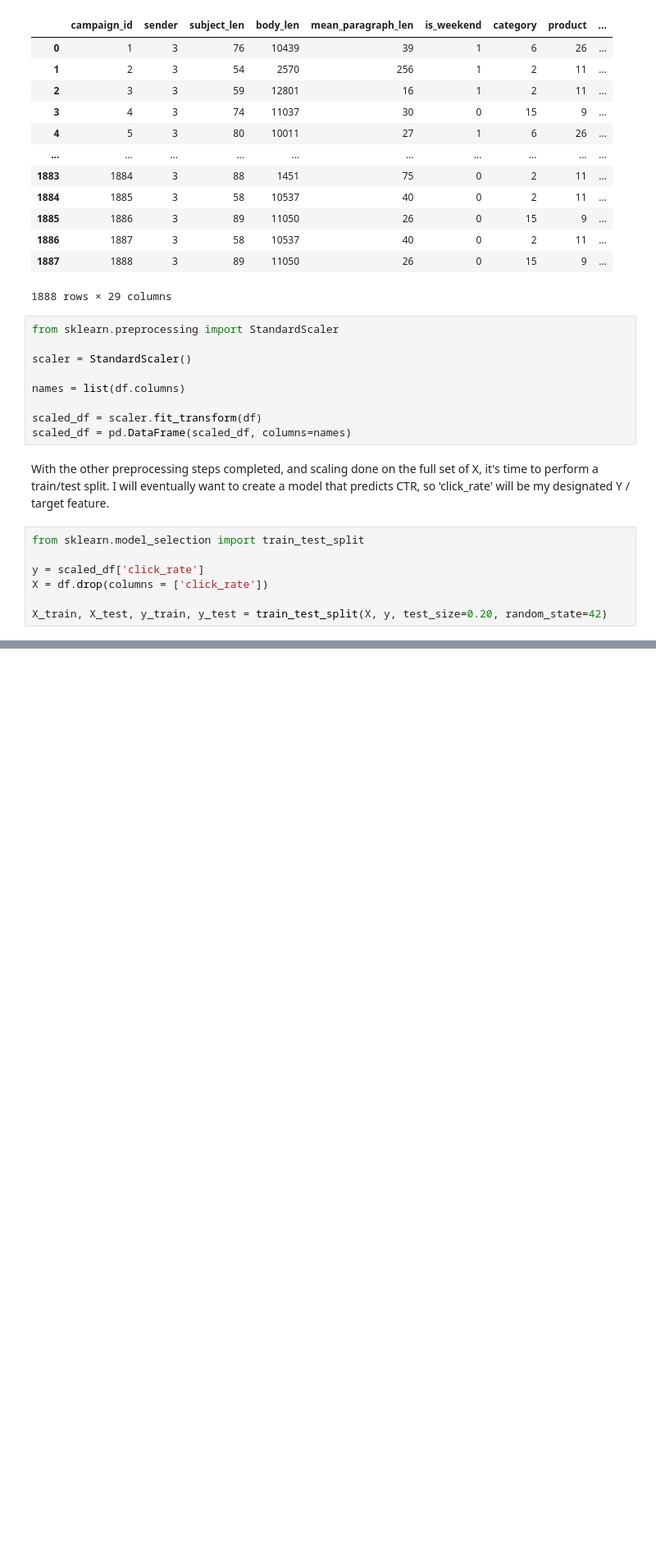
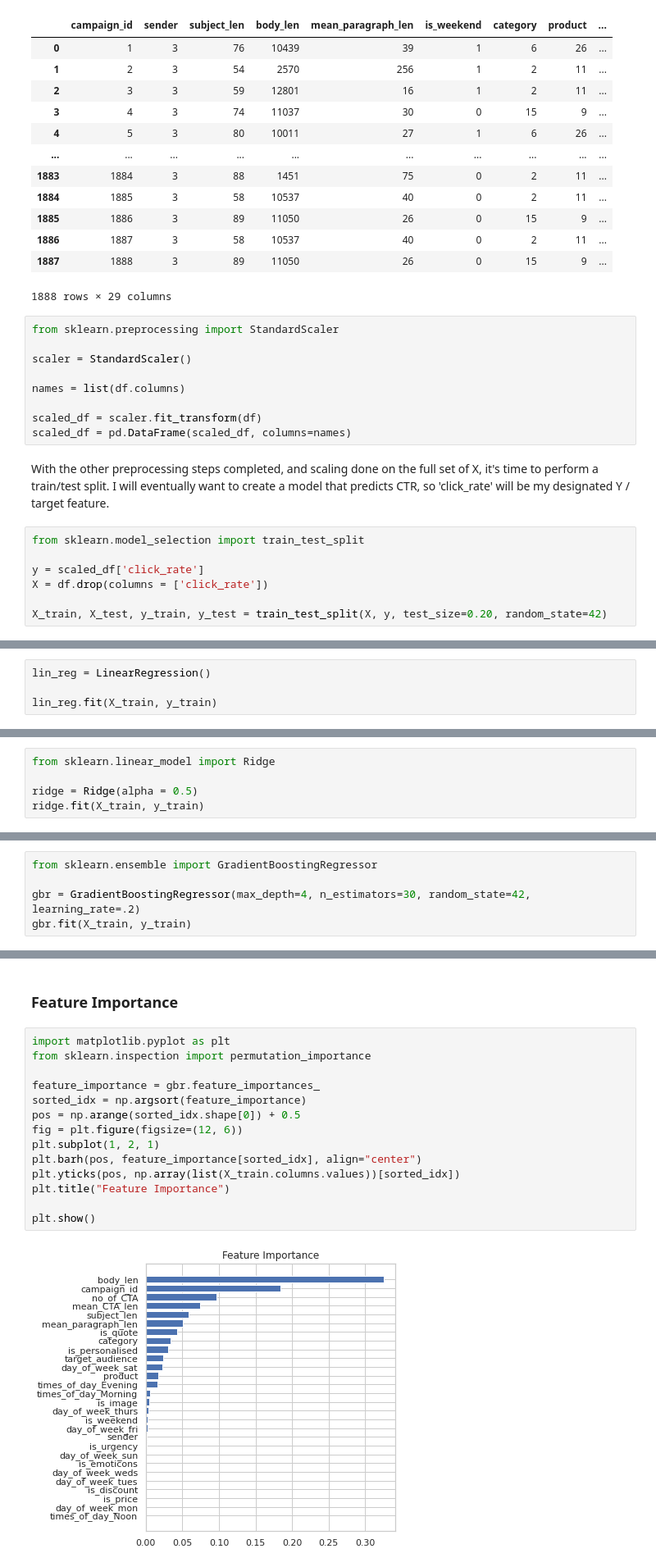
Before and after one commit to alew46/Capstone3CTR, a Jupyter notebook: Predicting CTRs in Email Marketing.ipynb, the cells around one changed output, grey strips where cells are left out. Shown at 82% size. Cells and saved outputs as stored; diff of their text form; blank space fills up the shorter version.

Commit message:
modeling and eval

```diff
--- a/Predicting CTRs in Email Marketing.ipynb
+++ b/Predicting CTRs in Email Marketing.ipynb
@@ -249,0 +262,4 @@ X_train, X_test, y_train, y_test = train_test_split(X, y, test_size=0.20, random
+# %%
+lin_reg = LinearRegression()
+
+lin_reg.fit(X_train, y_train)
@@ -249,0 +282,5 @@ X_train, X_test, y_train, y_test = train_test_split(X, y, test_size=0.20, random
+# %%
+from sklearn.linear_model import Ridge
+
+ridge = Ridge(alpha = 0.5)
+ridge.fit(X_train, y_train)
@@ -249,0 +301,5 @@ X_train, X_test, y_train, y_test = train_test_split(X, y, test_size=0.20, random
+# %%
+from sklearn.ensemble import GradientBoostingRegressor
+
+gbr = GradientBoostingRegressor(max_depth=4, n_estimators=30, random_state=42, learning_rate=.2)
+gbr.fit(X_train, y_train)
@@ -249,0 +329,18 @@ X_train, X_test, y_train, y_test = train_test_split(X, y, test_size=0.20, random
+# %% [markdown]
+### Feature Importance
+# %%
+import matplotlib.pyplot as plt
+from sklearn.inspection import permutation_importance
+
+feature_importance = gbr.feature_importances_
+sorted_idx = np.argsort(feature_importance)
+pos = np.arange(sorted_idx.shape[0]) + 0.5
+fig = plt.figure(figsize=(12, 6))
+plt.subplot(1, 2, 1)
+plt.barh(pos, feature_importance[sorted_idx], align="center")
+plt.yticks(pos, np.array(list(X_train.columns.values))[sorted_idx])
+plt.title("Feature Importance")
+
+plt.show()
+# %% [output]
+[figure, added]
```
Also changed, not shown: parts of 18 cells of this notebook.
